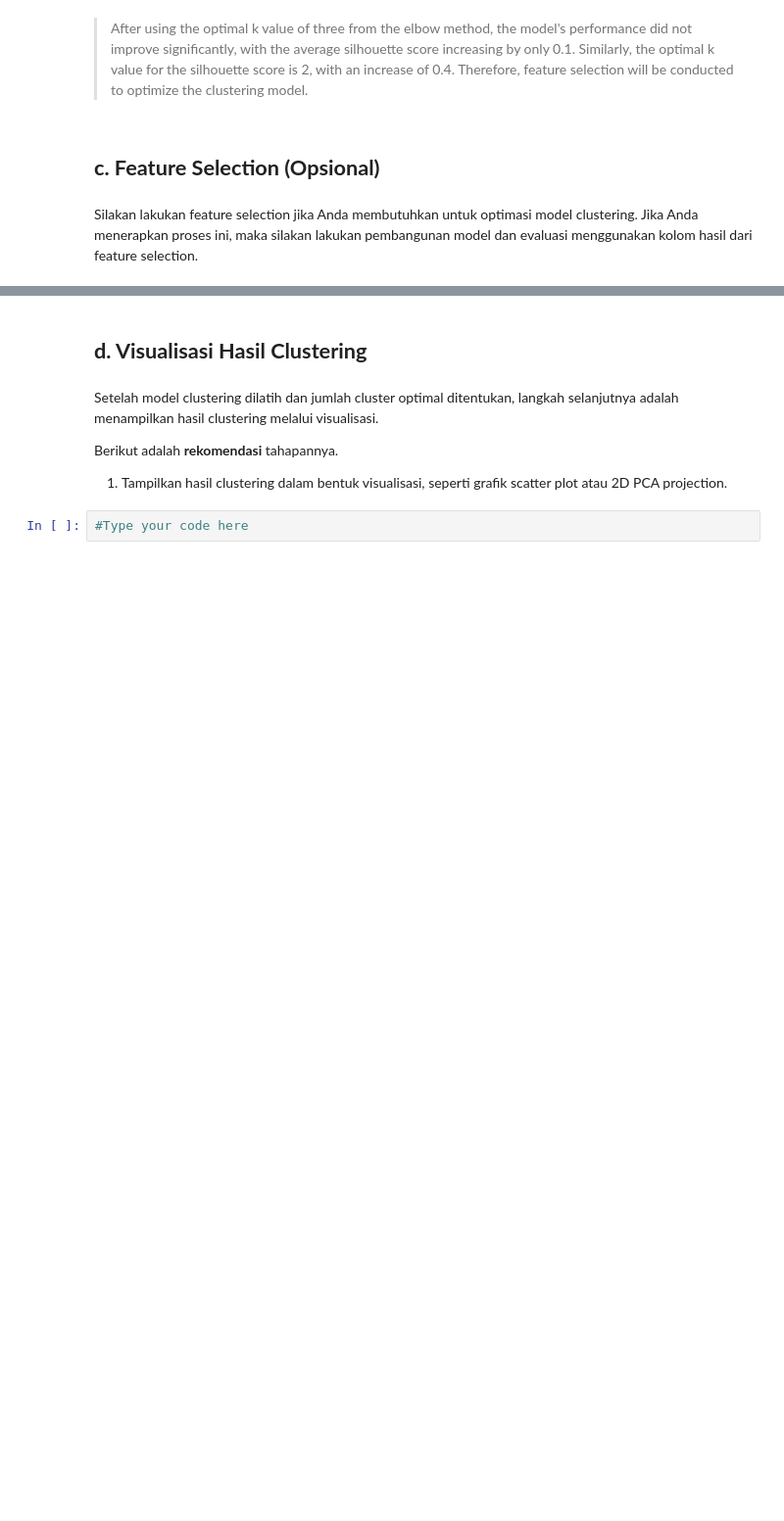
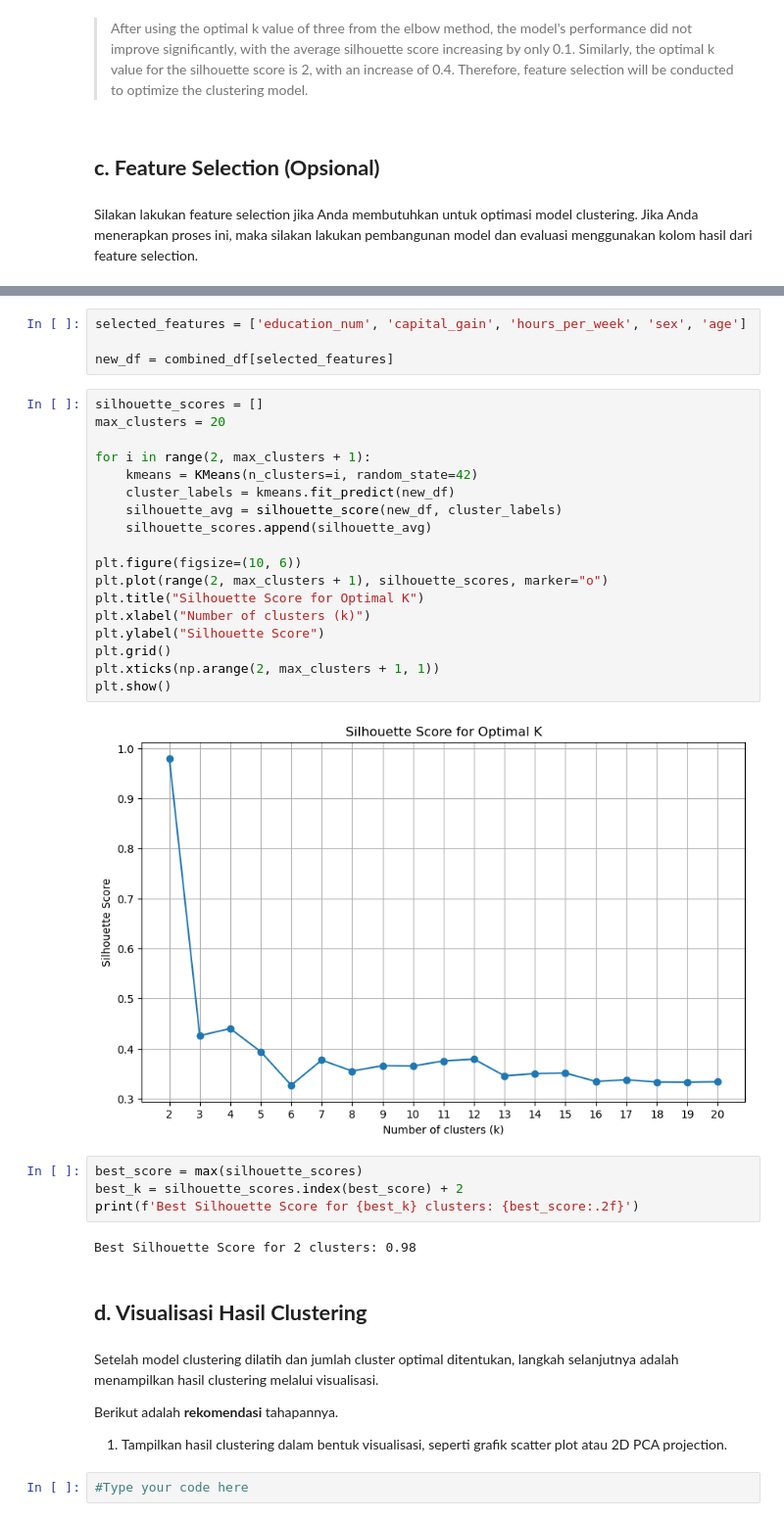
Before and after one commit to Maoelan/adult-income-clustering-classification, a Jupyter notebook: [Clustering] Submission Akhir BMLP_Maulana Muhammad.ipynb, the cells around one changed output, grey strips where cells are left out. Shown at 98% size. Drawn from its saved outputs; the diff is of its cells as text; blank space fills up the shorter version.

```diff
--- a/[Clustering] Submission Akhir BMLP_Maulana Muhammad.ipynb
+++ b/[Clustering] Submission Akhir BMLP_Maulana Muhammad.ipynb
@@ -861,3 +892,33 @@ Silakan lakukan feature selection jika Anda membutuhkan untuk optimasi model clu
+# %%
+selected_features = ['education_num', 'capital_gain', 'hours_per_week', 'sex', 'age']
+
+new_df = combined_df[selected_features]
+# %%
+silhouette_scores = []
+max_clusters = 20
+
+for i in range(2, max_clusters + 1):
+    kmeans = KMeans(n_clusters=i, random_state=42)
+    cluster_labels = kmeans.fit_predict(new_df)
+    silhouette_avg = silhouette_score(new_df, cluster_labels)
+    silhouette_scores.append(silhouette_avg)
+
+plt.figure(figsize=(10, 6))
+plt.plot(range(2, max_clusters + 1), silhouette_scores, marker="o")
+plt.title("Silhouette Score for Optimal K")
+plt.xlabel("Number of clusters (k)")
+plt.ylabel("Silhouette Score")
+plt.grid()
+plt.xticks(np.arange(2, max_clusters + 1, 1))
+plt.show()
+# %% [output]
+[figure, added]
+# %%
+best_score = max(silhouette_scores)
+best_k = silhouette_scores.index(best_score) + 2
+print(f'Best Silhouette Score for {best_k} clusters: {best_score:.2f}')
+# %% [output]
+Best Silhouette Score for 2 clusters: 0.98
 # %% [markdown]
 ## **d. Visualisasi Hasil Clustering**
 # %% [markdown]
```
Also changed, not shown: parts of 6 cells of this notebook, 3 other files.
